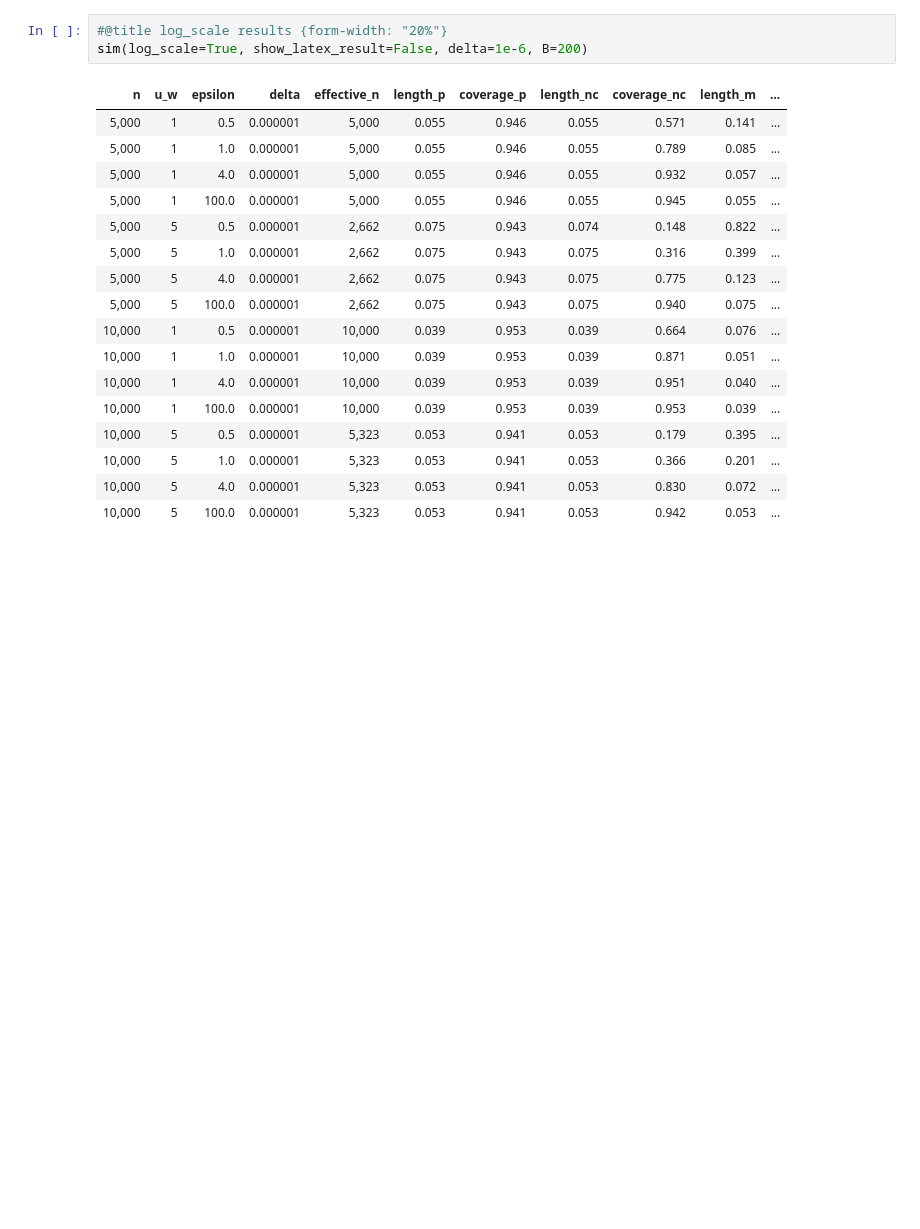
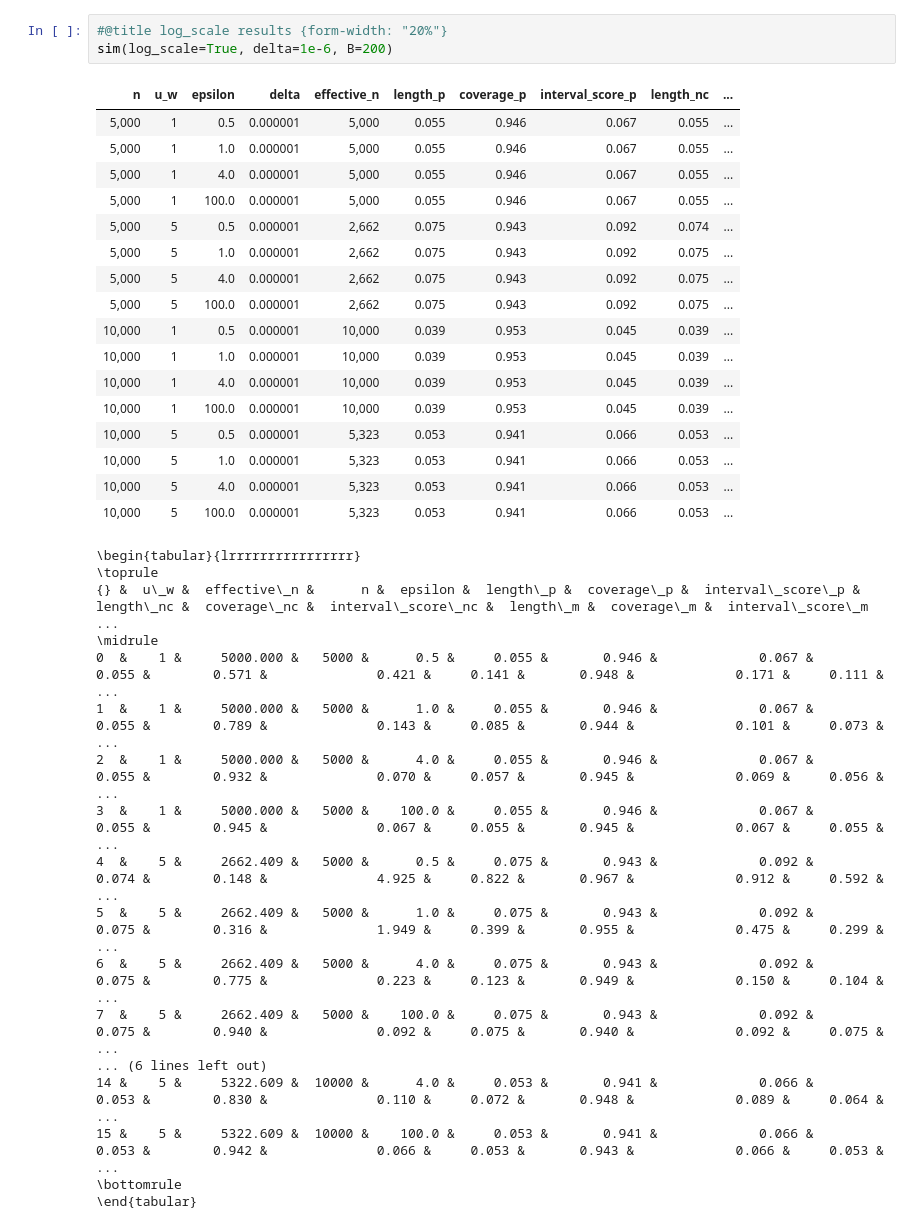
Before and after one commit to miaojingang/private_ratio, a Jupyter notebook: simulation.ipynb, the cells around one changed output. Cells and saved outputs as stored; diff of their text form; blank space fills up the shorter version.

Commit message:
Add interval score.

```diff
--- a/simulation.ipynb
+++ b/simulation.ipynb
@@ -240,22 +253,39 @@ sim(delta=1e-6, B=200)
 \end{tabular}
 # %%
 #@title log_scale results {form-width: "20%"}
-sim(log_scale=True, show_latex_result=False, delta=1e-6, B=200)
+sim(log_scale=True, delta=1e-6, B=200)
 # %% [output]
-| n | u_w | epsilon | delta | effective_n | length_p | coverage_p | length_nc | coverage_nc | length_m | ... |
-| 5,000 | 1 | 0.5 | 0.000001 | 5,000 | 0.055 | 0.946 | 0.055 | 0.571 | 0.141 | ... |
-| 5,000 | 1 | 1.0 | 0.000001 | 5,000 | 0.055 | 0.946 | 0.055 | 0.789 | 0.085 | ... |
-| 5,000 | 1 | 4.0 | 0.000001 | 5,000 | 0.055 | 0.946 | 0.055 | 0.932 | 0.057 | ... |
-| 5,000 | 1 | 100.0 | 0.000001 | 5,000 | 0.055 | 0.946 | 0.055 | 0.945 | 0.055 | ... |
-| 5,000 | 5 | 0.5 | 0.000001 | 2,662 | 0.075 | 0.943 | 0.074 | 0.148 | 0.822 | ... |
-| 5,000 | 5 | 1.0 | 0.000001 | 2,662 | 0.075 | 0.943 | 0.075 | 0.316 | 0.399 | ... |
-| 5,000 | 5 | 4.0 | 0.000001 | 2,662 | 0.075 | 0.943 | 0.075 | 0.775 | 0.123 | ... |
-| 5,000 | 5 | 100.0 | 0.000001 | 2,662 | 0.075 | 0.943 | 0.075 | 0.940 | 0.075 | ... |
-| 10,000 | 1 | 0.5 | 0.000001 | 10,000 | 0.039 | 0.953 | 0.039 | 0.664 | 0.076 | ... |
-| 10,000 | 1 | 1.0 | 0.000001 | 10,000 | 0.039 | 0.953 | 0.039 | 0.871 | 0.051 | ... |
-| 10,000 | 1 | 4.0 | 0.000001 | 10,000 | 0.039 | 0.953 | 0.039 | 0.951 | 0.040 | ... |
-| 10,000 | 1 | 100.0 | 0.000001 | 10,000 | 0.039 | 0.953 | 0.039 | 0.953 | 0.039 | ... |
-| 10,000 | 5 | 0.5 | 0.000001 | 5,323 | 0.053 | 0.941 | 0.053 | 0.179 | 0.395 | ... |
-| 10,000 | 5 | 1.0 | 0.000001 | 5,323 | 0.053 | 0.941 | 0.053 | 0.366 | 0.201 | ... |
-| 10,000 | 5 | 4.0 | 0.000001 | 5,323 | 0.053 | 0.941 | 0.053 | 0.830 | 0.072 | ... |
-| 10,000 | 5 | 100.0 | 0.000001 | 5,323 | 0.053 | 0.941 | 0.053 | 0.942 | 0.053 | ... |
+| n | u_w | epsilon | delta | effective_n | length_p | coverage_p | interval_score_p | length_nc | ... |
+| 5,000 | 1 | 0.5 | 0.000001 | 5,000 | 0.055 | 0.946 | 0.067 | 0.055 | ... |
+| 5,000 | 1 | 1.0 | 0.000001 | 5,000 | 0.055 | 0.946 | 0.067 | 0.055 | ... |
+| 5,000 | 1 | 4.0 | 0.000001 | 5,000 | 0.055 | 0.946 | 0.067 | 0.055 | ... |
+| 5,000 | 1 | 100.0 | 0.000001 | 5,000 | 0.055 | 0.946 | 0.067 | 0.055 | ... |
+| 5,000 | 5 | 0.5 | 0.000001 | 2,662 | 0.075 | 0.943 | 0.092 | 0.074 | ... |
+| 5,000 | 5 | 1.0 | 0.000001 | 2,662 | 0.075 | 0.943 | 0.092 | 0.075 | ... |
+| 5,000 | 5 | 4.0 | 0.000001 | 2,662 | 0.075 | 0.943 | 0.092 | 0.075 | ... |
+| 5,000 | 5 | 100.0 | 0.000001 | 2,662 | 0.075 | 0.943 | 0.092 | 0.075 | ... |
+| 10,000 | 1 | 0.5 | 0.000001 | 10,000 | 0.039 | 0.953 | 0.045 | 0.039 | ... |
+| 10,000 | 1 | 1.0 | 0.000001 | 10,000 | 0.039 | 0.953 | 0.045 | 0.039 | ... |
+| 10,000 | 1 | 4.0 | 0.000001 | 10,000 | 0.039 | 0.953 | 0.045 | 0.039 | ... |
+| 10,000 | 1 | 100.0 | 0.000001 | 10,000 | 0.039 | 0.953 | 0.045 | 0.039 | ... |
+| 10,000 | 5 | 0.5 | 0.000001 | 5,323 | 0.053 | 0.941 | 0.066 | 0.053 | ... |
+| 10,000 | 5 | 1.0 | 0.000001 | 5,323 | 0.053 | 0.941 | 0.066 | 0.053 | ... |
+| 10,000 | 5 | 4.0 | 0.000001 | 5,323 | 0.053 | 0.941 | 0.066 | 0.053 | ... |
+| 10,000 | 5 | 100.0 | 0.000001 | 5,323 | 0.053 | 0.941 | 0.066 | 0.053 | ... |
+\begin{tabular}{lrrrrrrrrrrrrrrrr}
+\toprule
+{} &  u\_w &  effective\_n &      n &  epsilon &  length\_p &  coverage\_p &  interval\_score\_p &  length\_nc &  coverage\_nc &  interval\_score\_nc &  length\_m &  coverage\_m &  interval\_score\_m  ...
+\midrule
+0  &    1 &     5000.000 &   5000 &      0.5 &     0.055 &       0.946 &             0.067 &      0.055 &        0.571 &              0.421 &     0.141 &       0.948 &             0.171 &     0.111 &  ...
+1  &    1 &     5000.000 &   5000 &      1.0 &     0.055 &       0.946 &             0.067 &      0.055 &        0.789 &              0.143 &     0.085 &       0.944 &             0.101 &     0.073 &  ...
+2  &    1 &     5000.000 &   5000 &      4.0 &     0.055 &       0.946 &             0.067 &      0.055 &        0.932 &              0.070 &     0.057 &       0.945 &             0.069 &     0.056 &  ...
+3  &    1 &     5000.000 &   5000 &    100.0 &     0.055 &       0.946 &             0.067 &      0.055 &        0.945 &              0.067 &     0.055 &       0.945 &             0.067 &     0.055 &  ...
+4  &    5 &     2662.409 &   5000 &      0.5 &     0.075 &       0.943 &             0.092 &      0.074 &        0.148 &              4.925 &     0.822 &       0.967 &             0.912 &     0.592 &  ...
+5  &    5 &     2662.409 &   5000 &      1.0 &     0.075 &       0.943 &             0.092 &      0.075 &        0.316 &              1.949 &     0.399 &       0.955 &             0.475 &     0.299 &  ...
+6  &    5 &     2662.409 &   5000 &      4.0 &     0.075 &       0.943 &             0.092 &      0.075 &        0.775 &              0.223 &     0.123 &       0.949 &             0.150 &     0.104 &  ...
+7  &    5 &     2662.409 &   5000 &    100.0 &     0.075 &       0.943 &             0.092 &      0.075 &        0.940 &              0.092 &     0.075 &       0.940 &             0.092 &     0.075 &  ...
+... (6 lines left out)
+14 &    5 &     5322.609 &  10000 &      4.0 &     0.053 &       0.941 &             0.066 &      0.053 &        0.830 &              0.110 &     0.072 &       0.948 &             0.089 &     0.064 &  ...
+15 &    5 &     5322.609 &  10000 &    100.0 &     0.053 &       0.941 &             0.066 &      0.053 &        0.942 &              0.066 &     0.053 &       0.943 &             0.066 &     0.053 &  ...
+\bottomrule
+\end{tabular}
```
Also changed, not shown: parts of 4 cells of this notebook.
